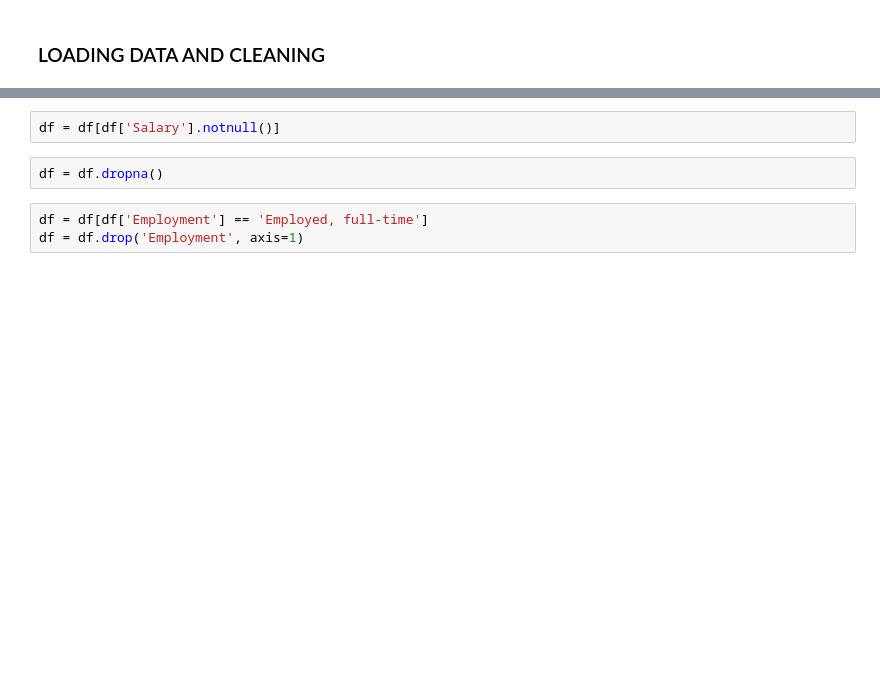
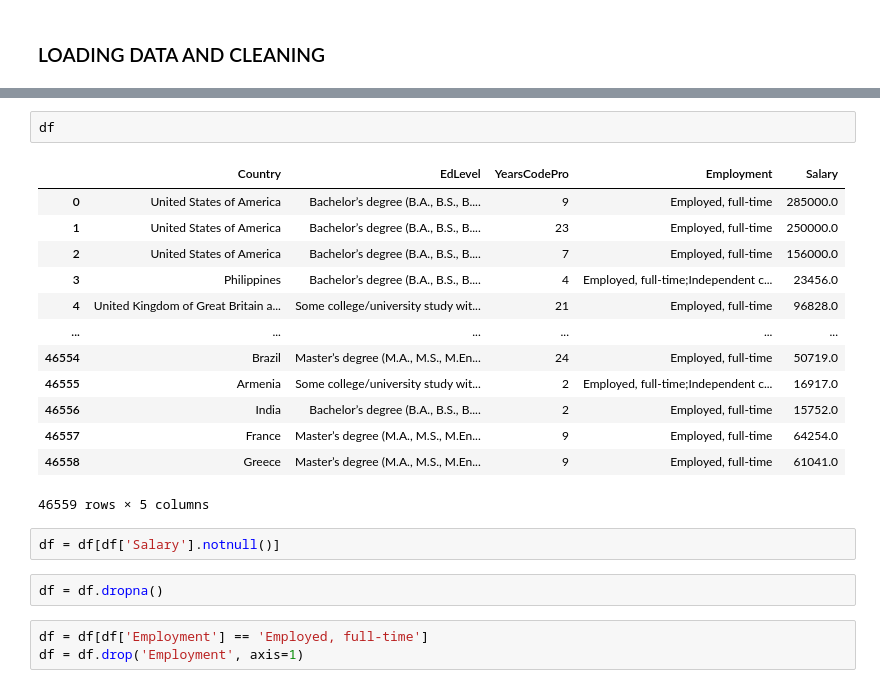
Before and after one commit to rsradev/streamlit-salary-prediction, a Jupyter notebook: pg_prediction.ipynb, the cells around one changed output, grey strips where cells are left out. Cells and saved outputs as stored; diff of their text form; blank space fills up the shorter version.

```diff
--- a/pg_prediction.ipynb
+++ b/pg_prediction.ipynb
@@ -16,3 +23,19 @@ df = df.rename({'ConvertedCompYearly': 'Salary'}, axis=1)
+# %%
+df
+# %% [output]
+|  | Country | EdLevel | YearsCodePro | Employment | Salary |
+| 0 | United States of America | Bachelor’s degree (B.A., B.S., B.... | 9 | Employed, full-time | 285000.0 |
+| 1 | United States of America | Bachelor’s degree (B.A., B.S., B.... | 23 | Employed, full-time | 250000.0 |
+| 2 | United States of America | Bachelor’s degree (B.A., B.S., B.... | 7 | Employed, full-time | 156000.0 |
+| 3 | Philippines | Bachelor’s degree (B.A., B.S., B.... | 4 | Employed, full-time;Independent c... | 23456.0 |
+| 4 | United Kingdom of Great Britain a... | Some college/university study wit... | 21 | Employed, full-time | 96828.0 |
+| ... | ... | ... | ... | ... | ... |
+| 46554 | Brazil | Master’s degree (M.A., M.S., M.En... | 24 | Employed, full-time | 50719.0 |
+| 46555 | Armenia | Some college/university study wit... | 2 | Employed, full-time;Independent c... | 16917.0 |
+| 46556 | India | Bachelor’s degree (B.A., B.S., B.... | 2 | Employed, full-time | 15752.0 |
+| 46557 | France | Master’s degree (M.A., M.S., M.En... | 9 | Employed, full-time | 64254.0 |
+| 46558 | Greece | Master’s degree (M.A., M.S., M.En... | 9 | Employed, full-time | 61041.0 |
+46559 rows × 5 columns
 # %%
 df = df[df['Salary'].notnull()]
 # %%
```
Also changed, not shown: parts of 12 cells of this notebook, 4 other files.
